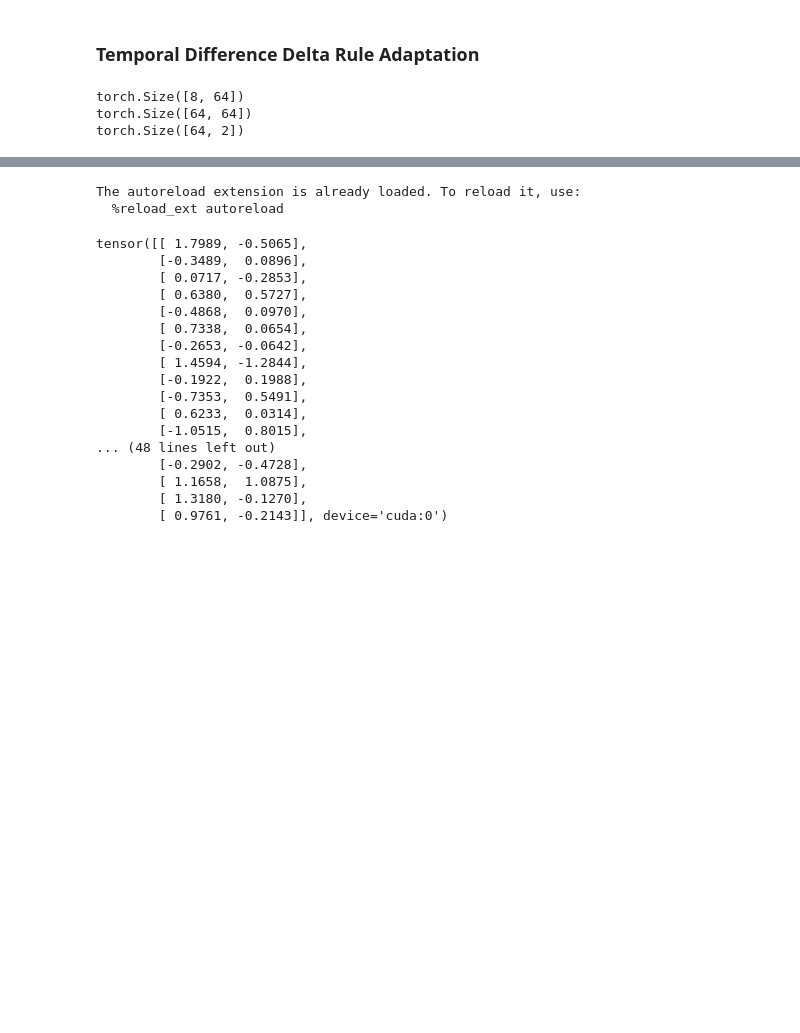
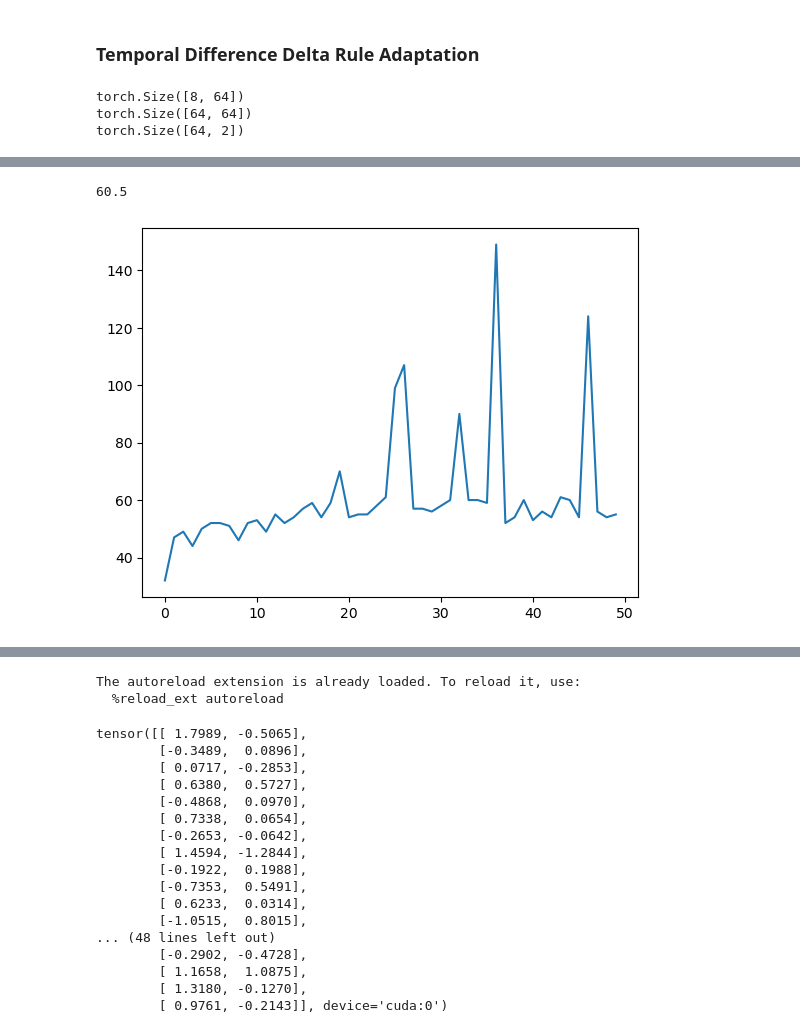
Before and after one commit to mahmoudakl/dsrl, a Jupyter notebook: rstdp_domain_adaptation/delta_cartpole_adaptation.ipynb, the cells around one changed output, grey strips where cells are left out. Cells and saved outputs as stored; diff of their text form; code cells hidden in the pictures; blank space fills up the shorter version.

```diff
--- a/rstdp_domain_adaptation/delta_cartpole_adaptation.ipynb
+++ b/rstdp_domain_adaptation/delta_cartpole_adaptation.ipynb
@@ -189,0 +450,5 @@ torch.Size([64, 2])
+# %%
+test()
+# %% [output]
+60.5
+[figure, added]
```
Also changed, not shown: parts of 13 cells of this notebook, 1 other file.
